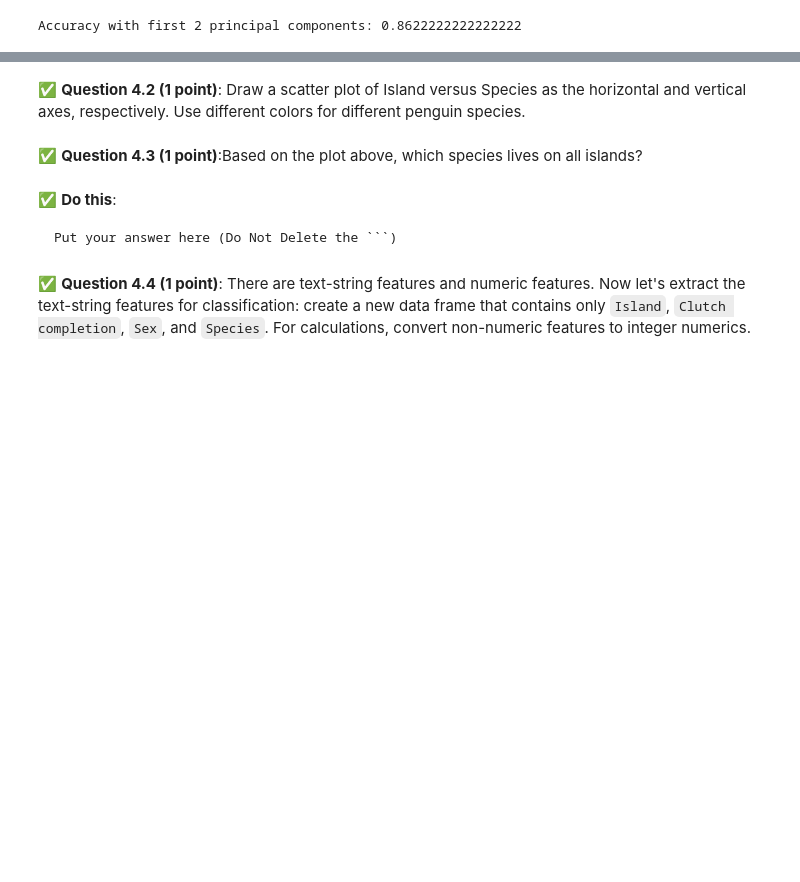
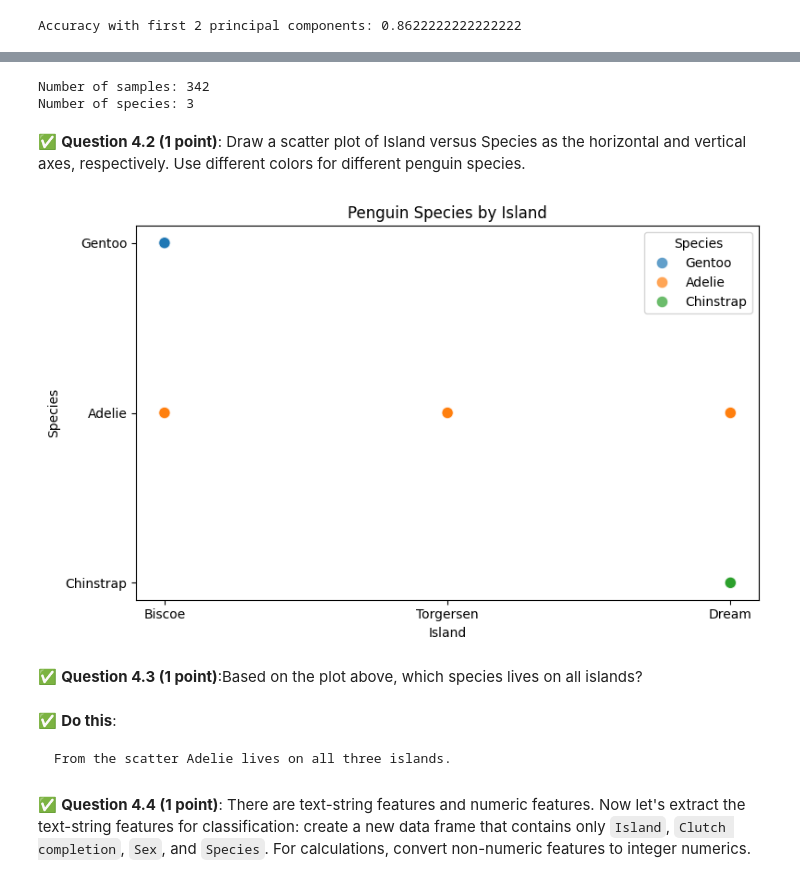
Before and after one commit to yashikaadesai/CMSE202-S25-turnin, a Jupyter notebook: final/CMSE202-Final-Section003-STUDENT.ipynb, the cells around one changed output, grey strips where cells are left out. Drawn from its saved outputs; the diff is of its cells as text; code cells hidden in the pictures; blank space fills up the shorter version.

````diff
--- a/final/CMSE202-Final-Section003-STUDENT.ipynb
+++ b/final/CMSE202-Final-Section003-STUDENT.ipynb
@@ -327,0 +332,5 @@ images found online.
+# %%
+import pandas as pd
+
+df = pd.read_csv('Penguin_data.csv')
+df.head()
@@ -328,13 +344,38 @@ images found online.
+# %%
+# finding out the number of samples
+num_samples = df.shape[0]
+print(f"Number of samples: {num_samples}")
+
+# number of species
+num_species = df['Species'].nunique()
+print(f"Number of species: {num_species}")
+# %% [output]
+Number of samples: 342
+Number of species: 3
 # %% [markdown]
 &#9989; **Question 4.2 (1 point)**: Draw a scatter plot of Island versus Species as the horizontal and vertical axes, respectively. Use different colors for different penguin species.
 # %%
 ### Put your code here:
+import seaborn as sns
+import matplotlib.pyplot as plt
+
+plt.figure(figsize=(8, 5))
+sns.scatterplot(data=df,x='Island',y='Species',hue='Species',s=80,alpha=0.7)
+
+plt.title('Penguin Species by Island')
+plt.xlabel('Island')
+plt.ylabel('Species')
+plt.legend(title='Species')
+plt.tight_layout()
+plt.show()
+# %% [output]
+[figure, added]
 # %% [markdown]
 &#9989; **Question 4.3 (1 point)**:Based on the plot above, which species lives on all islands?
 # %% [markdown]
 &#9989; **Do this**:
 ```
-Put your answer here (Do Not Delete the ```)
+From the scatter Adelie lives on all three islands.
 ```
 # %% [markdown]
 &#9989; **Question 4.4 (1 point)**: There are text-string features and numeric features. Now let's extract the text-string features for classification: create a new data frame that contains only `Island`, `Clutch completion`, `Sex`, and `Species`. For calculations, convert non-numeric features to integer numerics.
````
Also changed, not shown: parts of 7 cells of this notebook, 1 other file.
